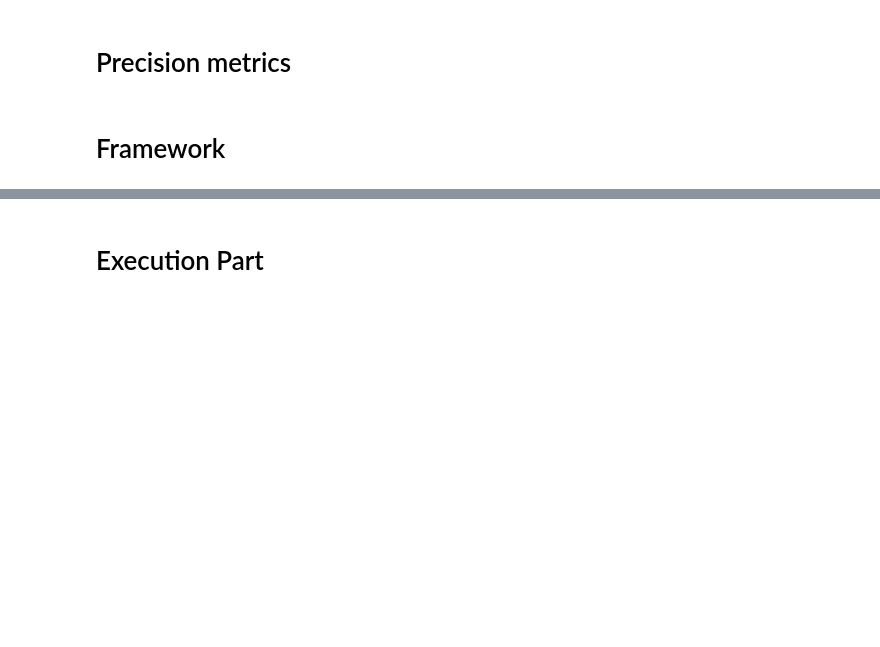
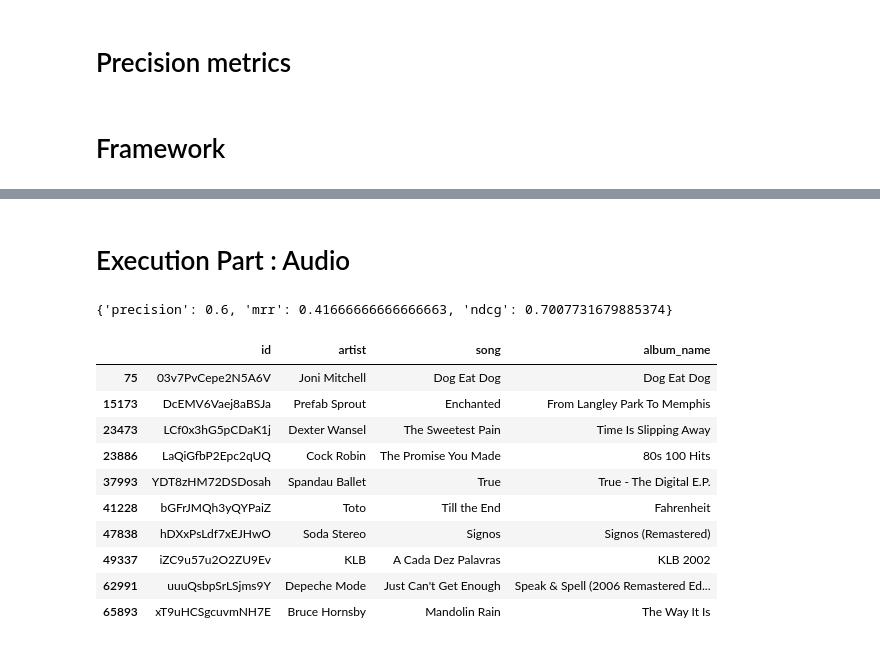
Before and after one commit to MMSR-Group-E/RecommenderSystembasedonLyrics, a Jupyter notebook: Task 2.ipynb, the cells around one changed output, grey strips where cells are left out. Saved outputs shown, nothing was run; the diff lists cells and outputs as text; code cells hidden in the pictures; blank space fills up the shorter version.

```diff
--- a/Task 2.ipynb
+++ b/Task 2.ipynb
@@ -333,4 +393,38 @@ def recommender_evaluation_framework(embedding_array=tf_idf_small, k=10, similar
 # %% [markdown]
-# Execution Part
+# Execution Part : Audio
+# %%
+# Considering the fact that the id's might not always be in order, we extract them.
+locfluc_ids, locfluc_array = data_loader("id_blf_logfluc_mmsr.tsv")
+resnet_ids, resnet_array = data_loader("id_resnet_mmsr.tsv")
+spectral_ids, spectral_array = data_loader("id_blf_spectral_mmsr.tsv")
+mfcc_ids, mfcc_array = data_loader("id_mfcc_bow_mmsr.tsv")
+
+# replace nAn values with 0
+locfluc_array = np.nan_to_num(locfluc_array)
+resnet_array = np.nan_to_num(resnet_array)
+spectral_array = np.nan_to_num(spectral_array)
+mfcc_array = np.nan_to_num(mfcc_array)
+# %%
+spectral_small = np.concatenate((spectral_ids[:, None], spectral_array), axis=1)  #concatenate the id column again
+mfcc_small = np.concatenate((mfcc_ids[:, None], mfcc_array), axis=1)  #concatenate the id column again
+locfluc_small = np.concatenate((locfluc_ids[:, None], locfluc_array), axis=1)  #concatenate the id column again
+resnet_small = np.concatenate((resnet_ids[:, None], resnet_array), axis=1)  #concatenate the id column again
+# %%
+result, stat, similar_id = recommender(spectral_small,"Elton John", "Nikita", k=10, similarity_measure=cosine_similarity)
+print(stat)
+display(info_df.where(info_df.id.isin(similar_id)).dropna())
+# %% [output]
+{'precision': 0.6, 'mrr': 0.41666666666666663, 'ndcg': 0.7007731679885374}
+|  | id | artist | song | album_name |
+| 75 | 03v7PvCepe2N5A6V | Joni Mitchell | Dog Eat Dog | Dog Eat Dog |
+| 15173 | DcEMV6Vaej8aBSJa | Prefab Sprout | Enchanted | From Langley Park To Memphis |
+| 23473 | LCf0x3hG5pCDaK1j | Dexter Wansel | The Sweetest Pain | Time Is Slipping Away |
+| 23886 | LaQiGfbP2Epc2qUQ | Cock Robin | The Promise You Made | 80s 100 Hits |
+| 37993 | YDT8zHM72DSDosah | Spandau Ballet | True | True - The Digital E.P. |
+| 41228 | bGFrJMQh3yQYPaiZ | Toto | Till the End | Fahrenheit |
+| 47838 | hDXxPsLdf7xEJHwO | Soda Stereo | Signos | Signos (Remastered) |
+| 49337 | iZC9u57u2O2ZU9Ev | KLB | A Cada Dez Palavras | KLB 2002 |
+| 62991 | uuuQsbpSrLSjms9Y | Depeche Mode | Just Can't Get Enough | Speak & Spell (2006 Remastered Ed... |
+| 65893 | xT9uHCSgcuvmNH7E | Bruce Hornsby | Mandolin Rain | The Way It Is |
 # %%
 embedding_arrays = {
```
Also changed, not shown: parts of 18 cells of this notebook.
